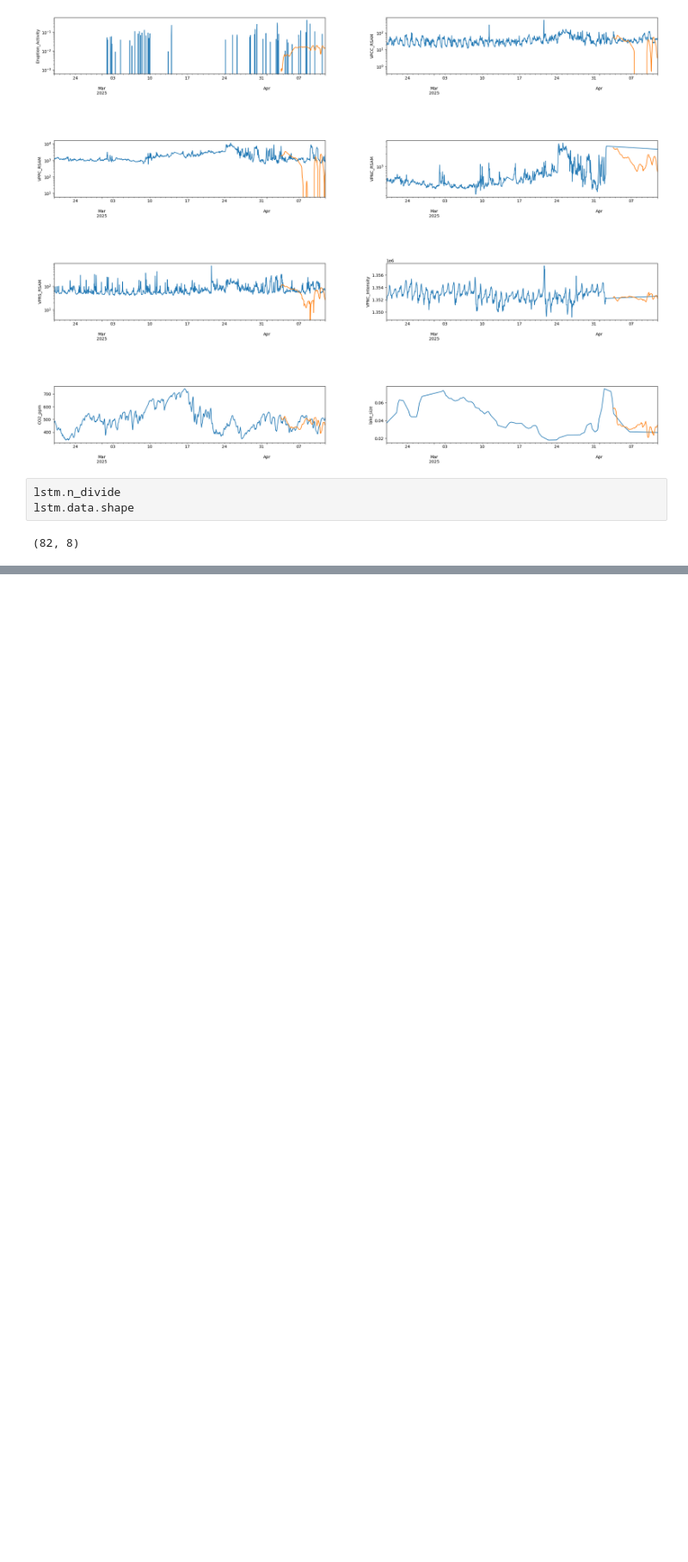
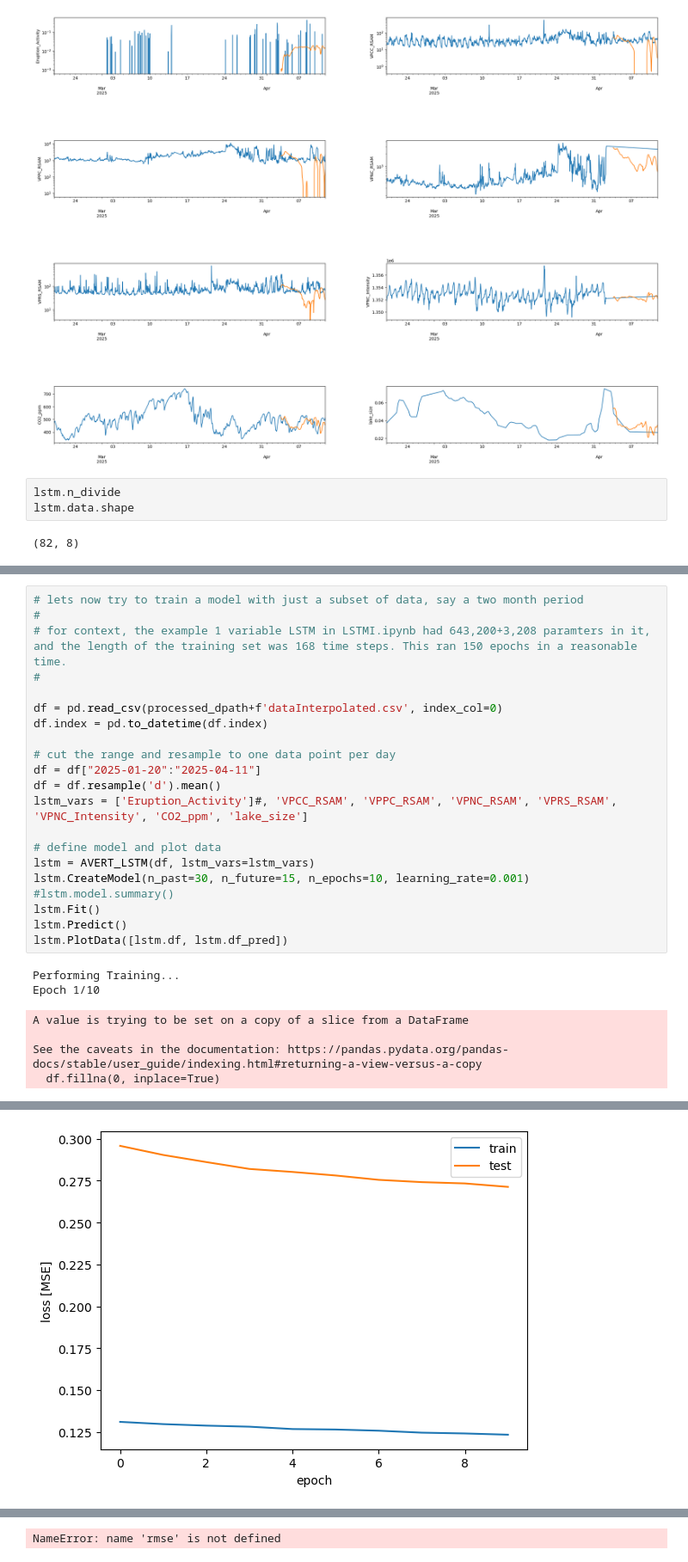
Before and after one commit to alexliebmanp/P288FinalProject, a Jupyter notebook: notebooks/lstm.ipynb, the cells around one changed output, grey strips where cells are left out. Shown at 86% size. Cells and saved outputs as stored; diff of their text form; blank space fills up the shorter version.

```diff
--- a/notebooks/lstm.ipynb
+++ b/notebooks/lstm.ipynb
@@ -214,0 +215,28 @@ Epoch 350/350
+# %%
+# lets now try to train a model with just a subset of data, say a two month period
+#
+# for context, the example 1 variable LSTM in LSTMI.ipynb had 643,200+3,208 paramters in it, and the length of the training set was 168 time steps. This ran 150 epochs in a reasonable time.
+#
+
+df = pd.read_csv(processed_dpath+f'dataInterpolated.csv', index_col=0)
+df.index = pd.to_datetime(df.index)
+
+# cut the range and resample to one data point per day
+df = df["2025-01-20":"2025-04-11"]
+df = df.resample('d').mean()
+lstm_vars = ['Eruption_Activity']#, 'VPCC_RSAM', 'VPPC_RSAM', 'VPNC_RSAM', 'VPRS_RSAM', 'VPNC_Intensity', 'CO2_ppm', 'lake_size']
+
+# define model and plot data
+lstm = AVERT_LSTM(df, lstm_vars=lstm_vars)
+lstm.CreateModel(n_past=30, n_future=15, n_epochs=10, learning_rate=0.001)
+#lstm.model.summary()
+lstm.Fit()
+lstm.Predict()
+lstm.PlotData([lstm.df, lstm.df_pred])
+# %% [output]
+Performing Training...
+Epoch 1/10
+A value is trying to be set on a copy of a slice from a DataFrame
+
+See the caveats in the documentation: https://pandas.pydata.org/pandas-docs/stable/user_guide/indexing.html#returning-a-view-versus-a-copy
+  df.fillna(0, inplace=True)
@@ -214,0 +263 @@ Epoch 350/350
+[figure, added]
@@ -214,0 +265 @@ Epoch 350/350
+NameError: name 'rmse' is not defined
```
Also changed, not shown: parts of 2 cells of this notebook, 1 other file.
